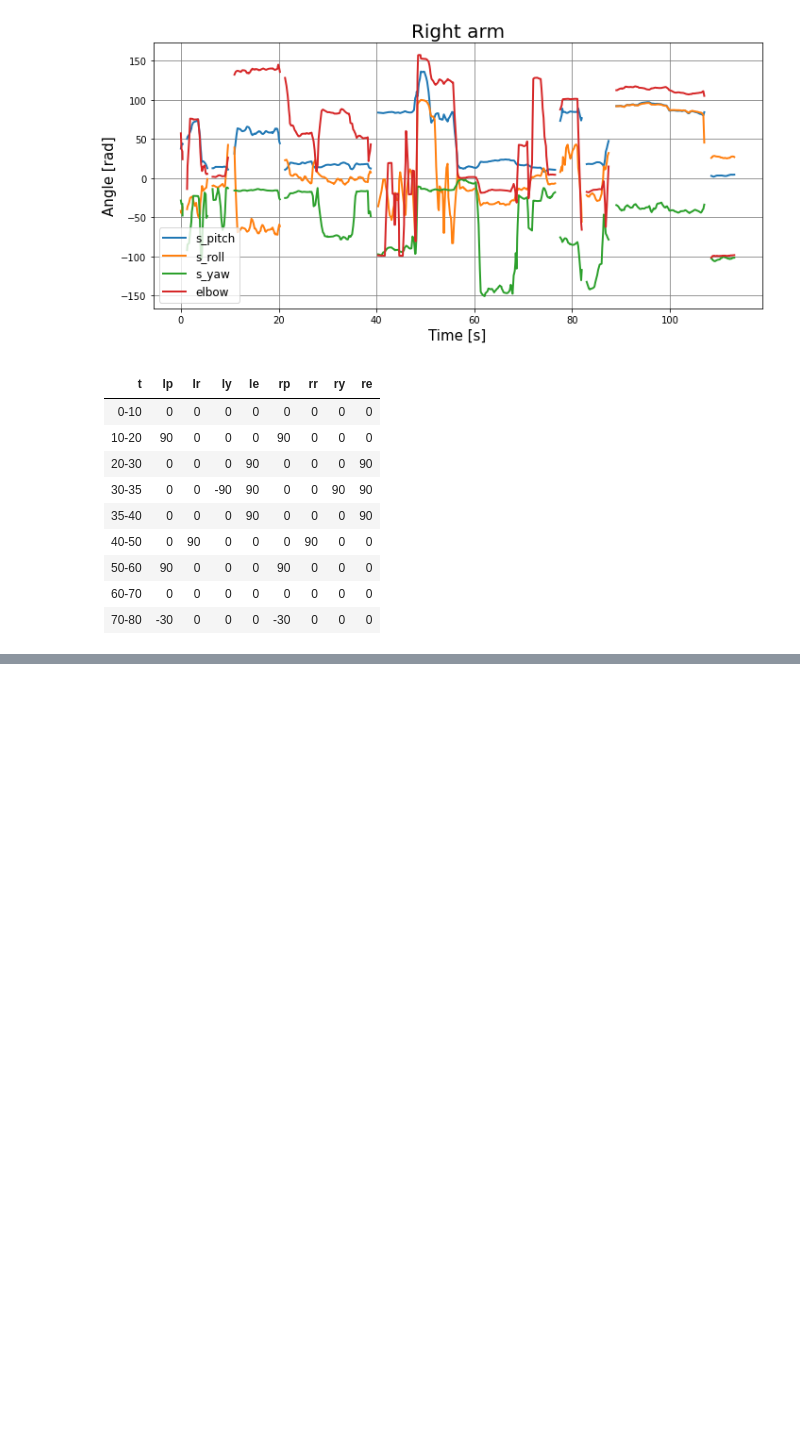
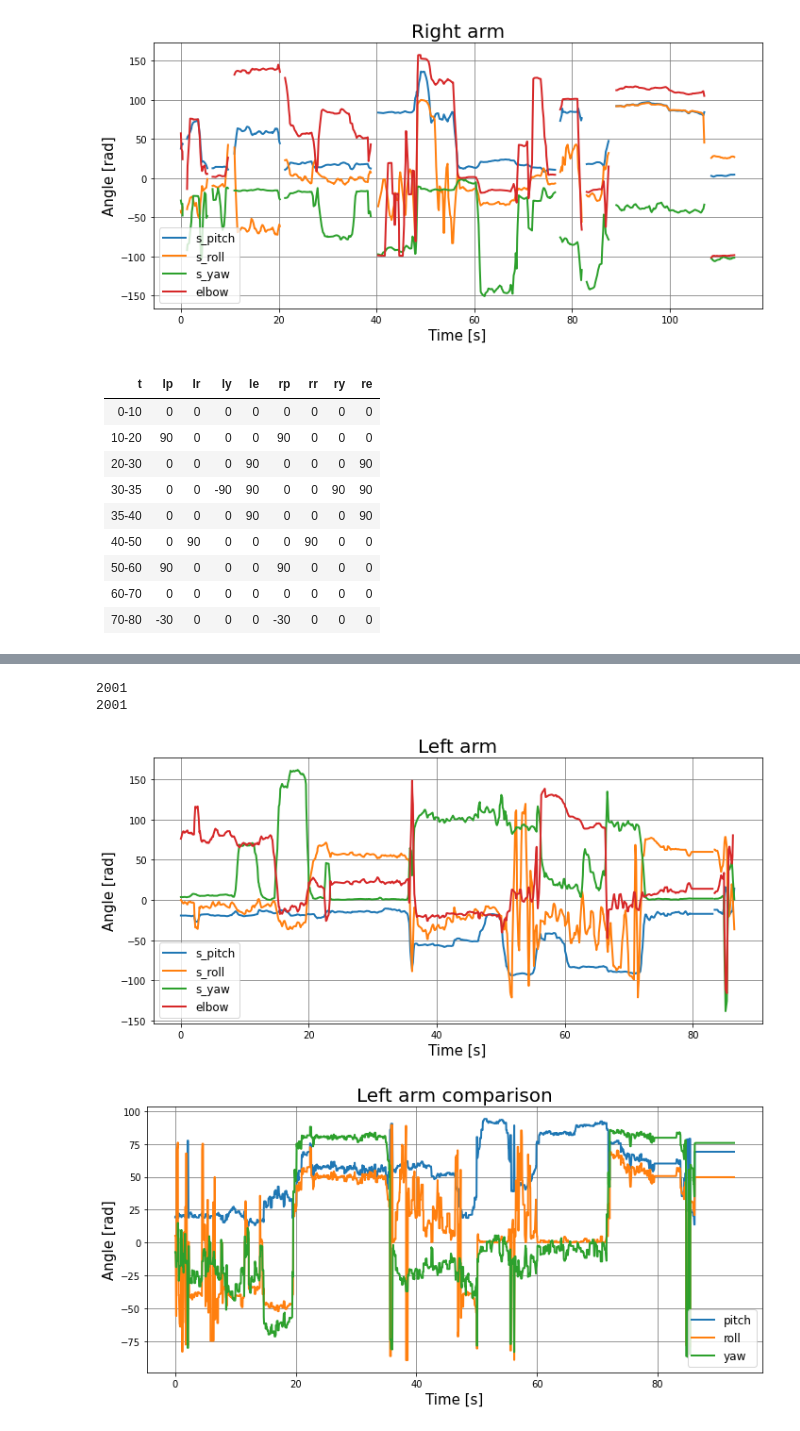
Before and after one commit to fzoric8/ros_utils, a Jupyter notebook: bags/h2ami.ipynb, the cells around one changed output, grey strips where cells are left out. Cells and saved outputs as stored; diff of their text form; code cells hidden in the pictures; blank space fills up the shorter version.

Commit message:
Added some updates for extracting arm angles

```diff
--- a/bags/h2ami.ipynb
+++ b/bags/h2ami.ipynb
@@ -663,0 +702,15 @@ plt.show()
+# %%
+def normalize(v):
+
+    norml = []
+    for v_ in v:
+        normv = v_/(np.linalg.norm(v_))
+
+        if np.isnan(normv).any():
+            norml.append(norml[-1])
+        else:
+            norml.append(normv)
+
+    return np.array(norml)
+
+np_se = normalize(lp_se)
@@ -663,0 +752,43 @@ plt.show()
+# %%
+roll, pitch, yaw = get_RPY(np_se)
+
+print(len(pitch))
+print(len(yaw))
+# %% [output]
+2001
+2001
+# %%
+def plot_arm_angles(time, roll, pitch, yaw, savename, title="left_arm"):
+
+    w, h = 10, 5
+
+    plt.figure(figsize=(w, h))
+
+    scaled_t = scale_any_time(time)
+    s_pitch = np.array(pitch)*180/np.pi
+    s_roll = np.array(roll)*180/np.pi
+    s_yaw = np.array(yaw)*180/np.pi
+    #e = arm["elbow.data"]
+
+    plt.plot(scaled_t, s_pitch, label="pitch", linewidth=2)
+    #plt.plot(jst, m_pitch, label="m_pitch")
+    plt.plot(scaled_t, s_roll, label="roll", linewidth=2)
+    #plt.plot(jst, m_roll, label="m_roll")
+    plt.plot(scaled_t, s_yaw, label="yaw", linewidth=2)
+    #plt.plot(jst, m_yaw, label="m_yaw")
+    #plt.plot(scaled_t, e, label="elbow", linewidth=2)
+    #plt.plot(jst, m_e, label="elbow")
+
+    plt.grid(color="grey")
+    plt.title("{}".format(title), fontsize=20)
+    plt.xlabel("Time [s]", fontsize=15)
+    plt.ylabel("Angle [rad]", fontsize=15)
+    plt.legend(loc='best', fontsize=12)
+    plt.tight_layout()
+    plt.savefig(savename)
+
+plot_arm(left_arm, "larm_test.svg", "Left arm")
+plot_arm_angles(time, roll, pitch, yaw, "larm_comp.svg", "Left arm comparison")
+# %% [output]
+[figure, added]
+[figure, added]
```
Also changed, not shown: parts of 16 cells of this notebook.
